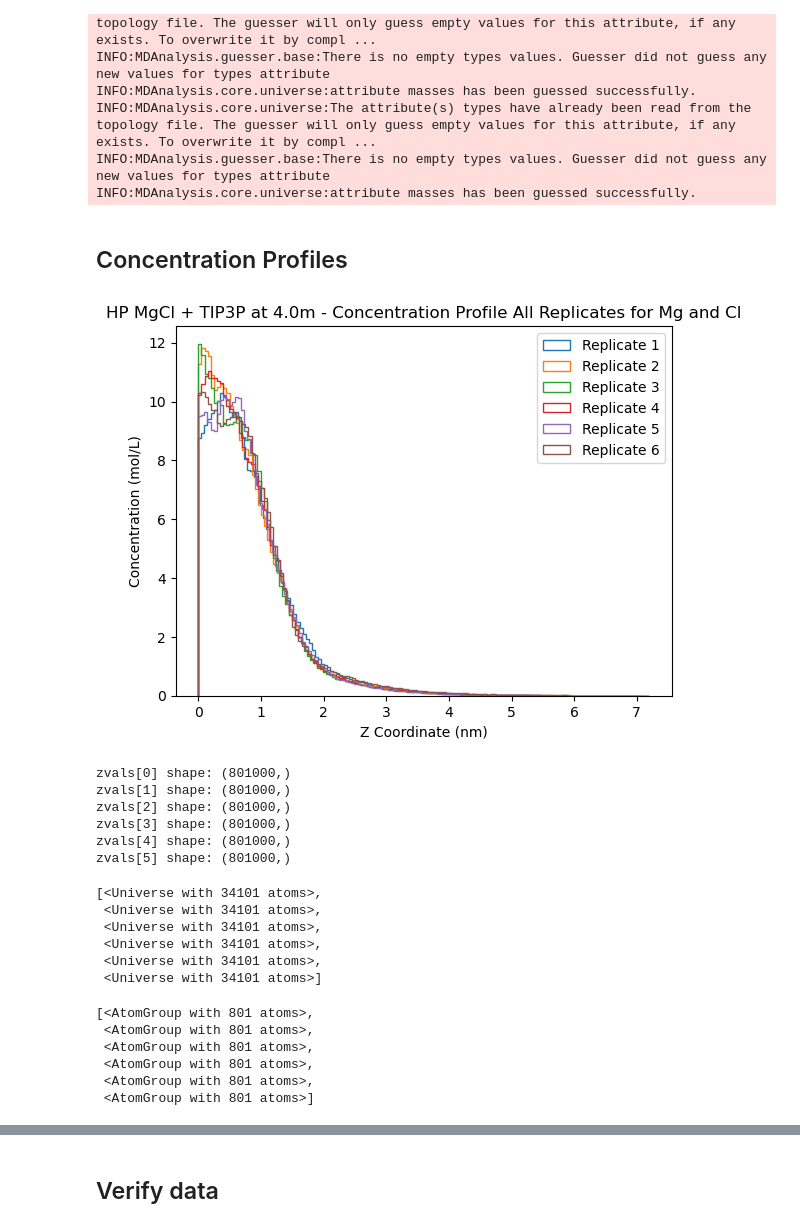
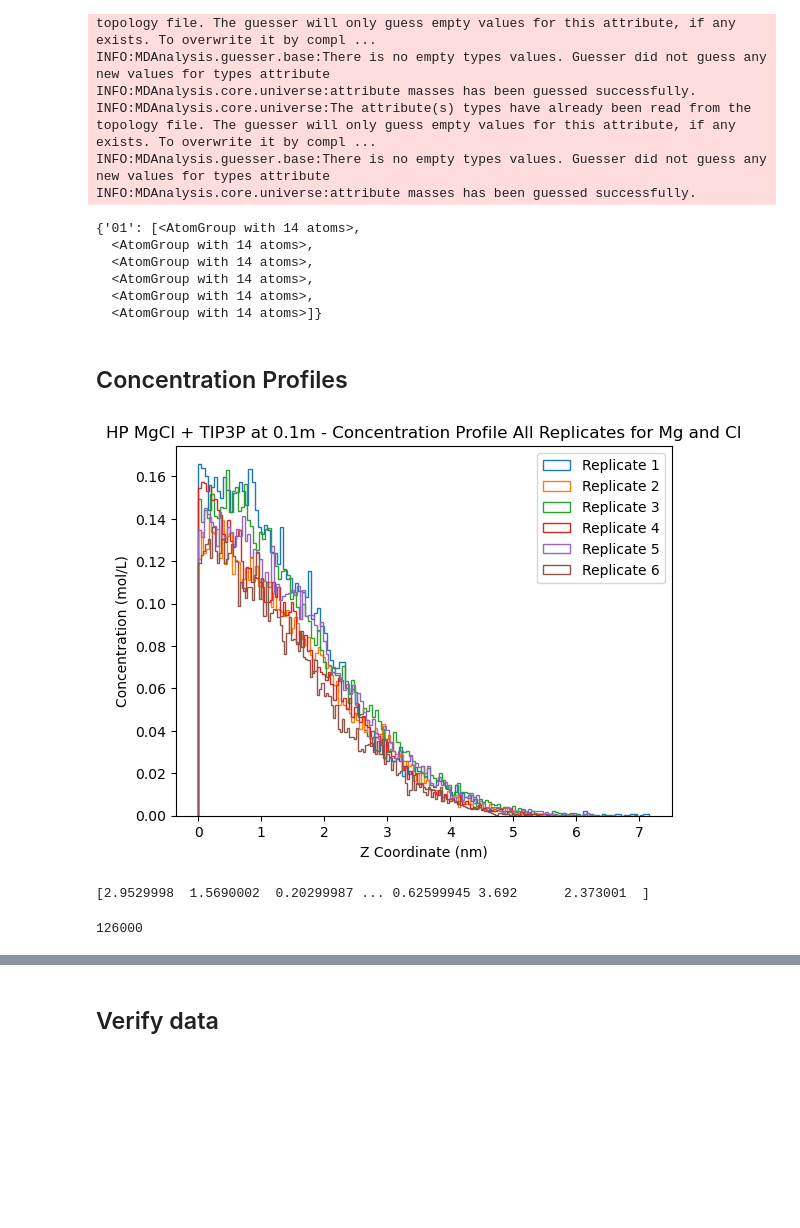
Before and after one commit to barmoral/openff-dev, a Jupyter notebook: HP_final/HP_analysis.ipynb, the cells around one changed output, grey strips where cells are left out. Drawn from its saved outputs; the diff is of its cells as text; code cells hidden in the pictures; blank space fills up the shorter version.

```diff
--- a/HP_final/HP_analysis.ipynb
+++ b/HP_final/HP_analysis.ipynb
@@ -55,7 +57,7 @@ water='TIP3P'
 ff_used = f'Sage 2.1 + {water}'
 vantHoff=3
 N_replicates=6
-molalities=[4.0]
+molalities=[0.1]
 # %%
 def load_salt_info(ion1, ion2):
     """
@@ -191,13 +189,25 @@ L_z
 # %%
+# def get_ion_array(u,ions):
+#     '''
+#     Function to get array of ion's z coordinate positions throughout trajectory of all samples.
+#     '''
+#     ion_array=[]
+#     for ts in u.trajectory:
+#         ions_z = ions.positions[:,2]/10 #change coordinates from angstroms to nanometers
+#         ion_array.append(ions_z)
+#     ionz = np.abs(np.array(ion_array) - ((L_z)/2))  # rescale the data, setting the half of the length of the box to zero
+#     zvals=ionz.flatten()
+#     return zvals
+
 def get_ion_array(u,ions):
     '''
     Function to get array of ion's z coordinate positions throughout trajectory of all samples.
     '''
     ion_array=[]
     for ts in u.trajectory:
-        ions_z = ions.positions[:,2]/10 #change coordinates from angstroms to nanometers
+        ions_z = ions.positions[:,2]
         ion_array.append(ions_z)
-    ionz = np.abs(np.array(ion_array) - ((L_z)/2))  # rescale the data, setting the half of the length of the box to zero
+    ionz = np.abs(np.array(ion_array)-72)/10  # rescale the data, setting the half of the length of the box to zero
     zvals=ionz.flatten()
     return zvals
 # %% [markdown]
@@ -350,12 +381,21 @@ INFO:MDAnalysis.core.universe:attribute masses has been guessed successfully.
 INFO:MDAnalysis.core.universe:The attribute(s) types have already been read from the topology file. The guesser will only guess empty values for this attribute, if any exists. To overwrite it by compl ...
 INFO:MDAnalysis.guesser.base:There is no empty types values. Guesser did not guess any new values for types attribute
 INFO:MDAnalysis.core.universe:attribute masses has been guessed successfully.
+# %%
+ions2
+# %% [output]
+{'01': [<AtomGroup with 14 atoms>,
+  <AtomGroup with 14 atoms>,
+  <AtomGroup with 14 atoms>,
+  <AtomGroup with 14 atoms>,
+  <AtomGroup with 14 atoms>,
+  <AtomGroup with 14 atoms>]}
 # %% [markdown]
 ## Concentration Profiles
 # %%
-zvals = []
+zvals = list()
 concentration_profiles = []
-z = []
+zreps = []
 
 for mol in molalities:
     if mol % 1 == 0:
@@ -370,61 +410,45 @@ for mol in molalities:
     for i in range(N_replicates):
         zvals_i = get_ion_array(us[mi][i], ions[mi][i])
         zvals.append(zvals_i)
 
         concs, bins, _ = plt.hist(
             zvals_i,
             bins=int(L_z * 10),
             weights=np.full_like(zvals_i, N_i / zvals_i.size),
             histtype='step',
             label=f"Replicate {i+1}"
         )
         concentration_profiles.append(concs)
-        z.append(0.5 * (bins[1:] + bins[:-1]))
+        zreps.append(0.5 * (bins[1:] + bins[:-1]))
 
         plt.title(f'HP {ion1}{ion2} + {water} at {mi1}m - Concentration Profile All Replicates for {ion1} and {ion2}')
         plt.xlabel('Z Coordinate (nm)')
         plt.ylabel('Concentration (mol/L)')
 
     plt.legend()
     plt.savefig(f'{frdir}/conc_prof_allreps_{ion1}{ion2}.png')
     plt.show()
 
 # Convert to NumPy arrays
 concentration_profiles = np.array(concentration_profiles)
-z = np.array(z)
+zreps = np.array(zreps)
 
 # Average z coordinates
-z_mean = np.mean(z, axis=0)
+# z_mean = np.mean(z, axis=0)
 
-for i, arr in enumerate(zvals):
-    print(f'zvals[{i}] shape:', np.shape(arr))
+# for i, arr in enumerate(zvals):
+#     print(f'zvals[{i}] shape:', np.shape(arr))
 
 # Flatten all ion positions for MLE analysis
 zvals_all = np.array(zvals).flatten()
 # %% [output]
-[figure, old version]
+[figure, new version]
-zvals[0] shape: (801000,)
-zvals[1] shape: (801000,)
-zvals[2] shape: (801000,)
-zvals[3] shape: (801000,)
-zvals[4] shape: (801000,)
-zvals[5] shape: (801000,)
-# %%
-us['4']
-# %% [output]
-[<Universe with 34101 atoms>,
- <Universe with 34101 atoms>,
- <Universe with 34101 atoms>,
- <Universe with 34101 atoms>,
- <Universe with 34101 atoms>,
- <Universe with 34101 atoms>]
-# %%
-ions['4']
-# %% [output]
-[<AtomGroup with 801 atoms>,
- <AtomGroup with 801 atoms>,
- <AtomGroup with 801 atoms>,
- <AtomGroup with 801 atoms>,
- <AtomGroup with 801 atoms>,
- <AtomGroup with 801 atoms>]
+# %%
+print(zvals_all)
+# %% [output]
+[2.9529998  1.5690002  0.20299987 ... 0.62599945 3.692      2.373001  ]
+# %%
+len(zvals_all)
+# %% [output]
+126000
 # %%
```
Also changed, not shown: parts of 48 cells of this notebook.
